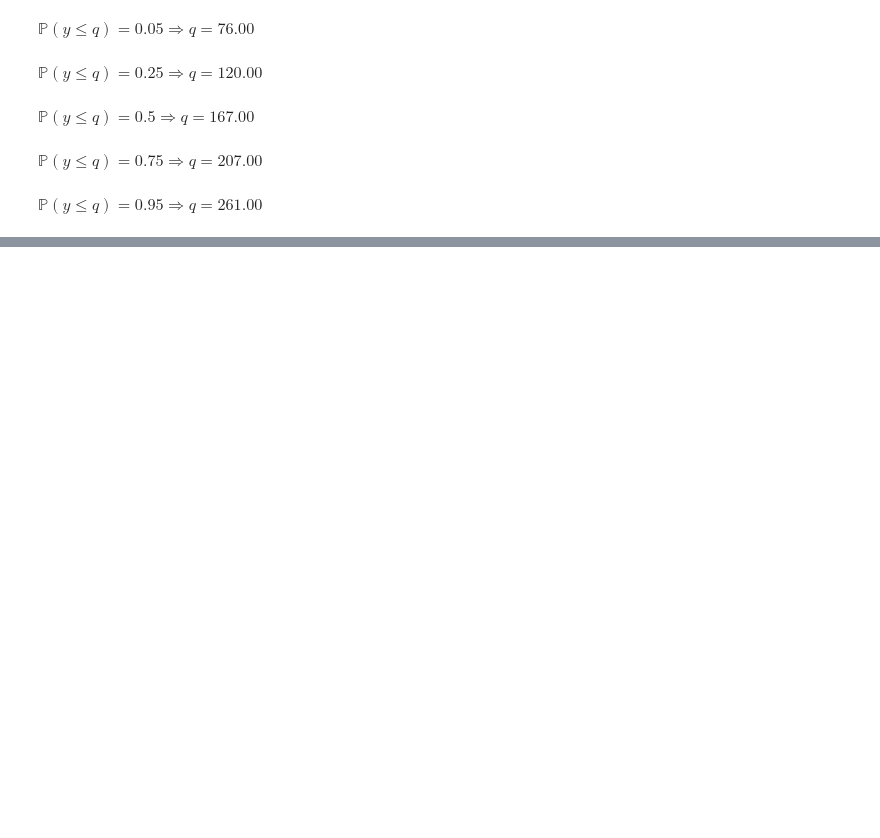
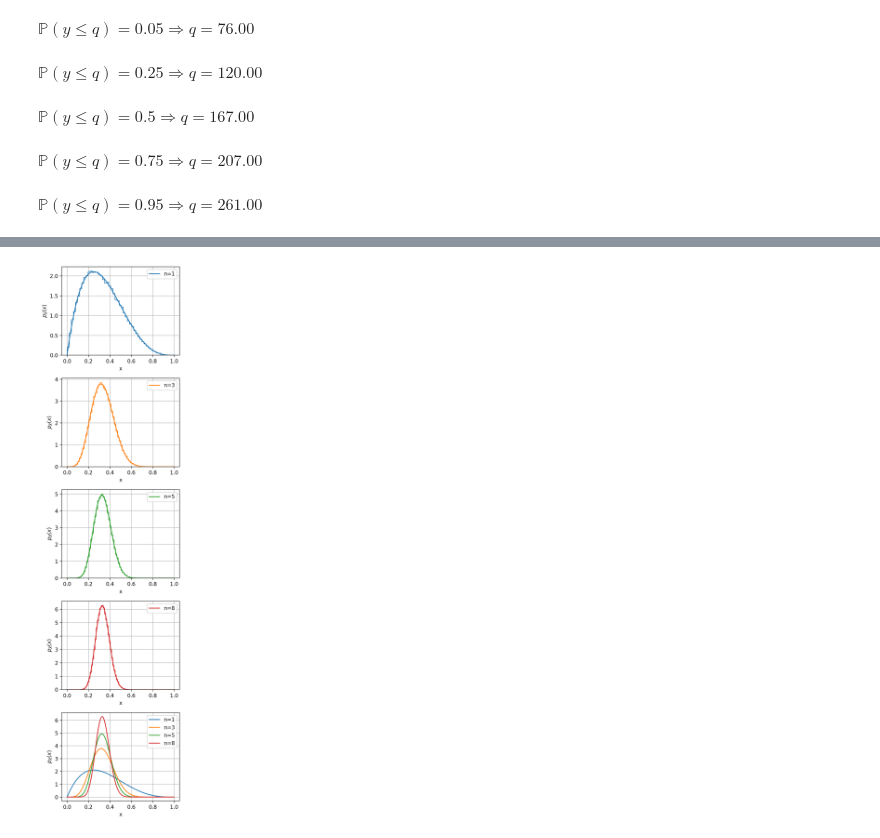
Before and after one commit to binado/statistics-problem-sets, a Jupyter notebook: notebooks/problem-set-2.ipynb, the cells around one changed output, grey strips where cells are left out. Saved outputs shown, nothing was run; the diff lists cells and outputs as text; code cells hidden in the pictures; blank space fills up the shorter version.

```diff
--- a/notebooks/problem-set-2.ipynb
+++ b/notebooks/problem-set-2.ipynb
@@ -102,0 +199,40 @@ $\displaystyle \mathbb{P}(y \leq q) = 0.95 \Rightarrow q = 261.00$
+# %%
+def average_pdf_inversion_sampling(n, alpha, beta, x, nsamples):
+    pdf = beta_pdf(x, alpha, beta)
+    samples = inversion_sampling(pdf, x, n * nsamples).reshape((n, nsamples))
+    return np.mean(samples, axis=0)
+
+nvec = [1, 3, 5, 8]
+nfig = len(nvec) + 1
+colors = ['tab:blue', 'tab:orange', 'tab:green', 'tab:red']
+alpha, beta = 2, 4
+nsamples = 100000
+nbins = 50
+ns = 10000
+x = np.linspace(0, 1, ns)
+pdf = beta_pdf(x, alpha, beta)
+fig, axs = plt.subplots(nfig, 1, figsize=(4, 3 * nfig))
+convolved_pdfs = []
+for n, c, ax in zip(nvec, colors, axs):
+    samples = average_pdf_inversion_sampling(n, alpha, beta, x, nsamples)
+    ax.hist(samples, nbins, density=True, histtype='step', color=c)
+    convolved_pdf, fft_size = fftconvolution(pdf, n)
+    xplot = np.linspace(0, 1, fft_size)
+    convolved_pdf = normalize(convolved_pdf, xplot)
+    ax.plot(xplot, convolved_pdf, color=c, label=f'n={n}')
+    axs[-1].plot(xplot, convolved_pdf, color=c, label=f'n={n}')
+    ax.grid()
+    ax.legend()
+    ax.set_xlabel('x')
+    ax.set_ylabel(r'$p_{\overline{X}}(x)$')
+    # ax.set_title(f'n={n}')
+
+axs[-1].grid()
+axs[-1].legend()
+axs[-1].set_xlabel('x')
+axs[-1].set_ylabel(r'$p_{\overline{X}}(x)$')
+
+fig.tight_layout()
+plt.show()
+# %% [output]
+[figure, added]
```
Also changed, not shown: parts of 9 cells of this notebook.
